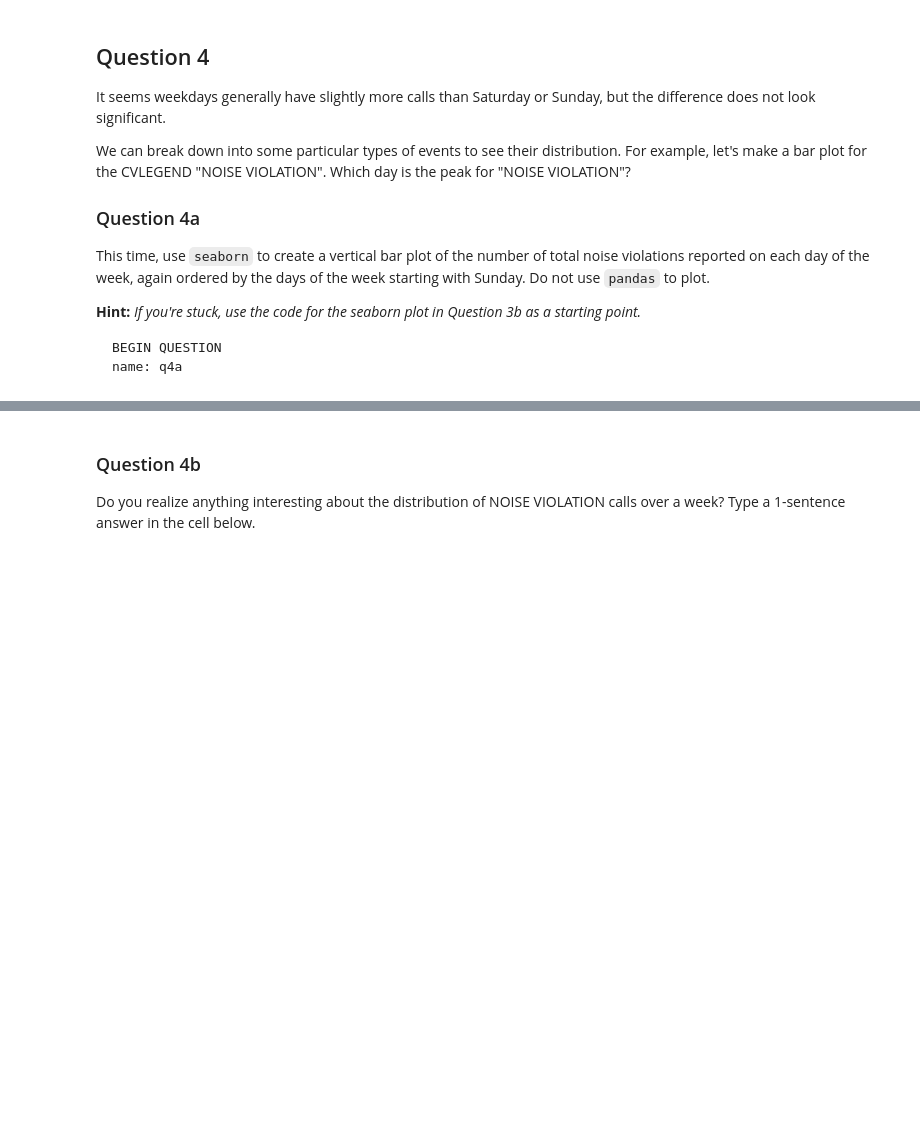
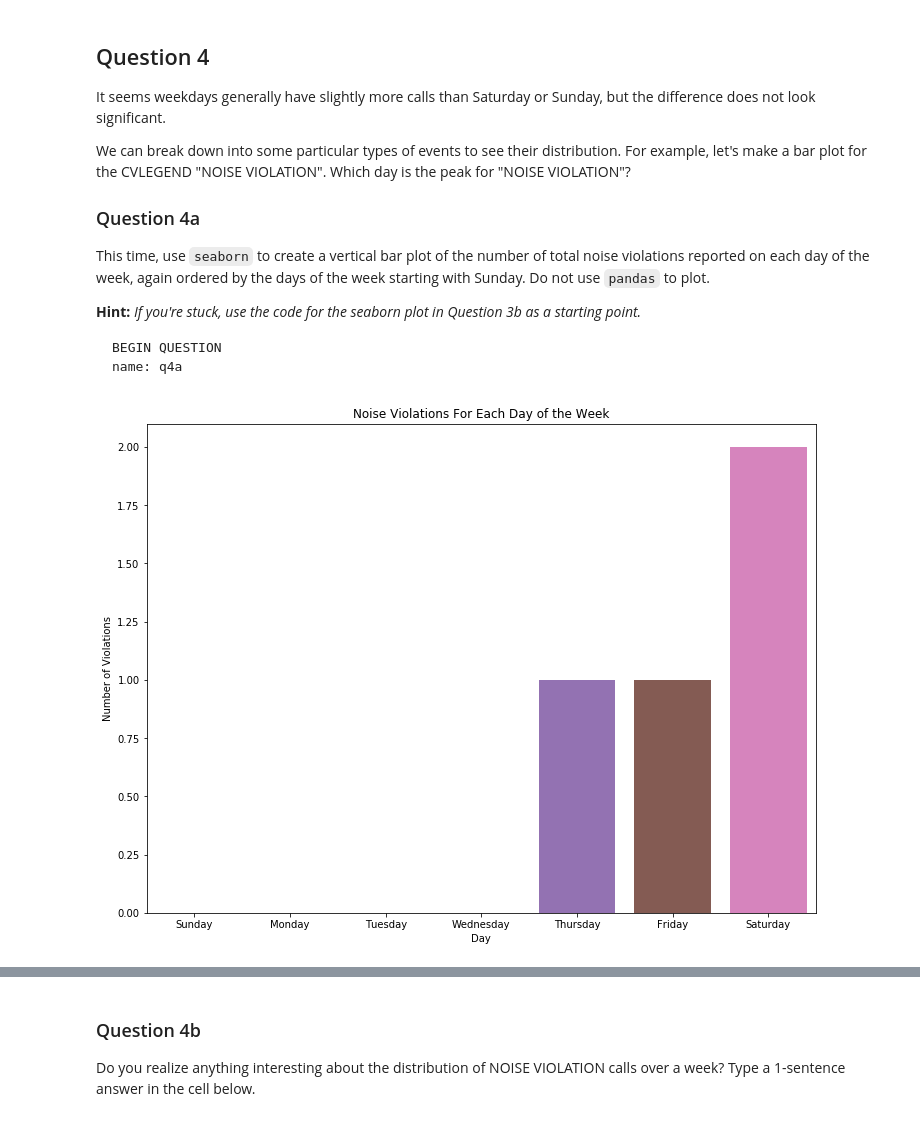
Before and after one commit to charlysl/Berkeley-DataScience100, a Jupyter notebook: labs/lab03/lab03.ipynb, the cells around one changed output, grey strips where cells are left out. Saved outputs shown, nothing was run; the diff lists cells and outputs as text; code cells hidden in the pictures; blank space fills up the shorter version.

```diff
--- a/labs/lab03/lab03.ipynb
+++ b/labs/lab03/lab03.ipynb
@@ -245,2 +394,11 @@ ax_4a = plt.gca()
+# %%
+ax = sns.countplot(data=calls[calls['CVLEGEND'] == 'NOISE VIOLATION'], x='Day', order=days)
+ax.set_title('Noise Violations For Each Day of the Week')
+ax.set_ylabel('Number of Violations');
+
+# Leave this for grading purposes
+ax_4a = plt.gca()
+# %% [output]
+[figure, added]
 # %%
 ok.grade("q4a");
```
Also changed, not shown: parts of 40 cells of this notebook.
